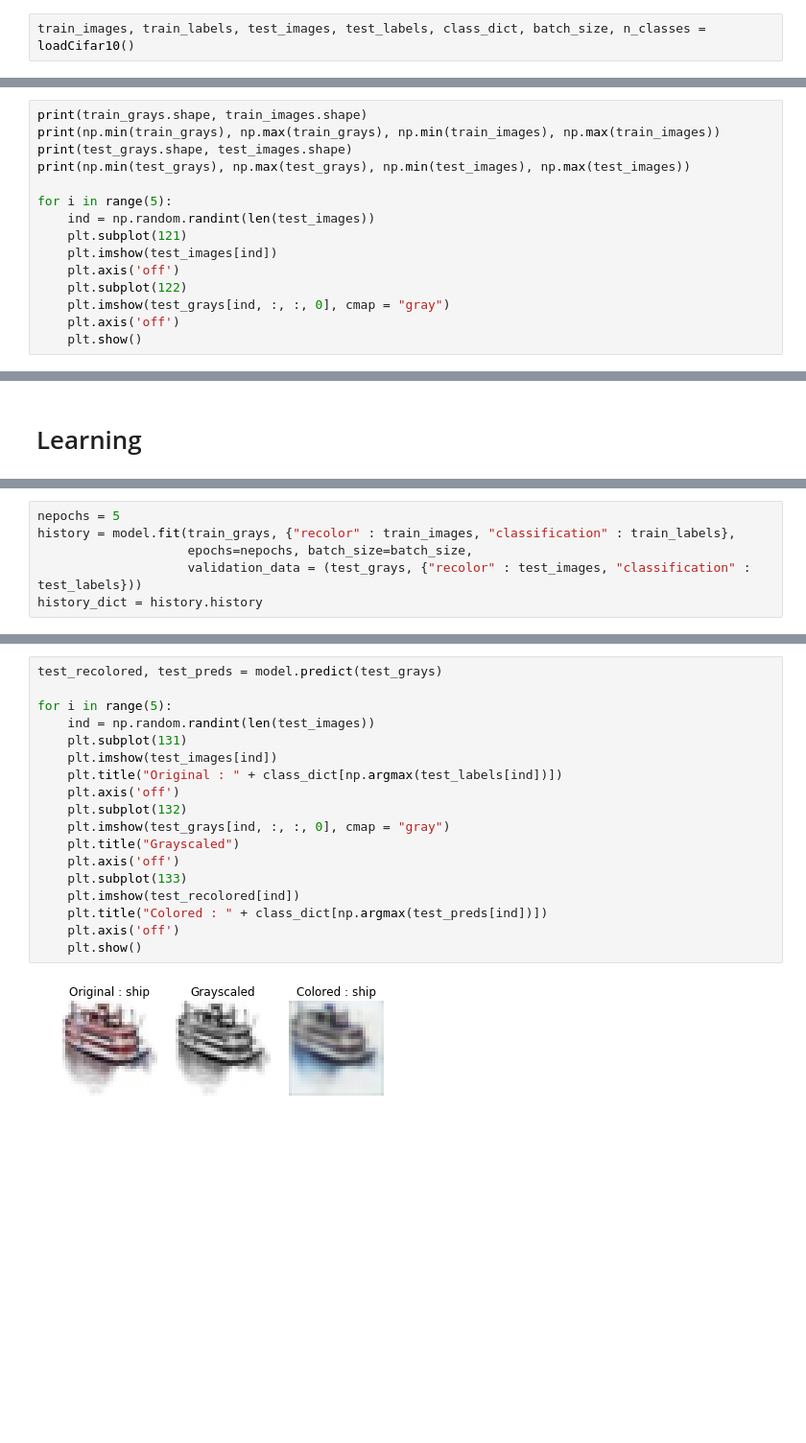
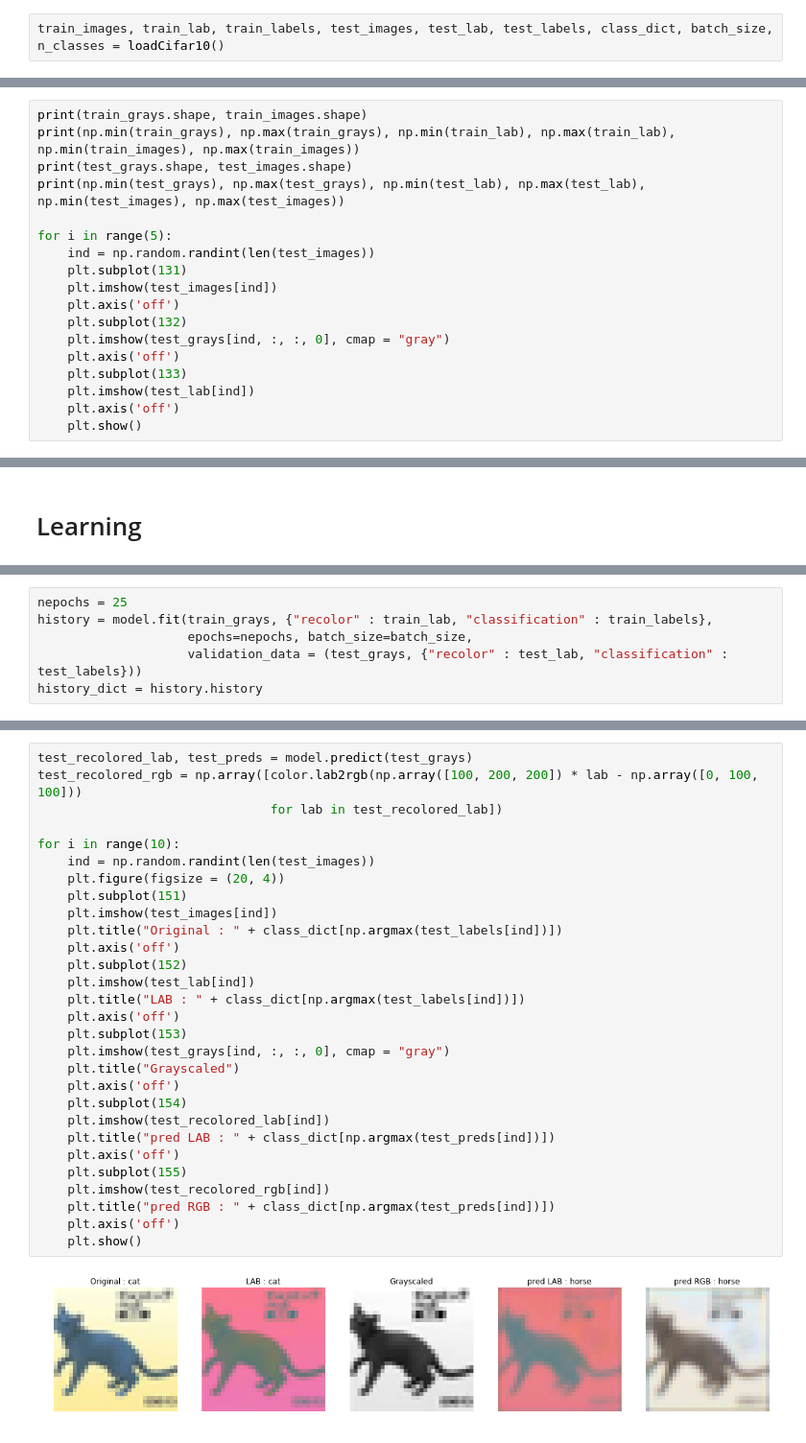
Before and after one commit to mfouda/imageColorization, a Jupyter notebook: network.ipynb, the cells around one changed output, grey strips where cells are left out. Shown: that part at 96% size. Drawn from its saved outputs; the diff is of its cells as text; blank space fills up the shorter version.

```diff
--- a/network.ipynb
+++ b/network.ipynb
@@ -28,7 +37,7 @@ def loadCifar10():
 # %% [markdown]
 # Preprocess
 # %%
-train_images, train_labels, test_images, test_labels, class_dict, batch_size, n_classes = loadCifar10()
+train_images, train_lab, train_labels, test_images, test_lab, test_labels, class_dict, batch_size, n_classes = loadCifar10()
 # %%
 from tensorflow.python.keras.utils import to_categorical
 
@@ -45,18 +56,21 @@ w, h = train_grays.shape[1], train_grays.shape[2]
 train_labels, test_labels = to_categorical(train_labels), to_categorical(test_labels)
 # %%
 print(train_grays.shape, train_images.shape)
-print(np.min(train_grays), np.max(train_grays), np.min(train_images), np.max(train_images))
+print(np.min(train_grays), np.max(train_grays), np.min(train_lab), np.max(train_lab), np.min(train_images), np.max(train_images))
 print(test_grays.shape, test_images.shape)
-print(np.min(test_grays), np.max(test_grays), np.min(test_images), np.max(test_images))
+print(np.min(test_grays), np.max(test_grays), np.min(test_lab), np.max(test_lab), np.min(test_images), np.max(test_images))
 
 for i in range(5):
     ind = np.random.randint(len(test_images))
-    plt.subplot(121)
+    plt.subplot(131)
     plt.imshow(test_images[ind])
     plt.axis('off')
-    plt.subplot(122)
+    plt.subplot(132)
     plt.imshow(test_grays[ind, :, :, 0], cmap = "gray")
     plt.axis('off')
+    plt.subplot(133)
+    plt.imshow(test_lab[ind])
+    plt.axis('off')
     plt.show()
 # %% [output]
 (50000, 32, 32, 1) (50000, 32, 32, 3)
@@ -198,9 +211,9 @@ Non-trainable params: 4,608
 __________________________________________________________________________________________________
 # %%
-nepochs = 5
-history = model.fit(train_grays, {"recolor" : train_images, "classification" : train_labels},
+nepochs = 25
+history = model.fit(train_grays, {"recolor" : train_lab, "classification" : train_labels},
                     epochs=nepochs, batch_size=batch_size,
-                    validation_data = (test_grays, {"recolor" : test_images, "classification" : test_labels}))
+                    validation_data = (test_grays, {"recolor" : test_lab, "classification" : test_labels}))
 history_dict = history.history
 # %% [output]
 Train on 50000 samples, validate on 10000 samples
@@ -236,20 +255,31 @@ plt.show()
 # %%
-test_recolored, test_preds = model.predict(test_grays)
+test_recolored_lab, test_preds = model.predict(test_grays)
+test_recolored_rgb = np.array([color.lab2rgb(np.array([100, 200, 200]) * lab - np.array([0, 100, 100]))
+                               for lab in test_recolored_lab])
 
-for i in range(5):
+for i in range(10):
     ind = np.random.randint(len(test_images))
-    plt.subplot(131)
+    plt.figure(figsize = (20, 4))
+    plt.subplot(151)
     plt.imshow(test_images[ind])
     plt.title("Original : " + class_dict[np.argmax(test_labels[ind])])
     plt.axis('off')
-    plt.subplot(132)
+    plt.subplot(152)
+    plt.imshow(test_lab[ind])
+    plt.title("LAB : " + class_dict[np.argmax(test_labels[ind])])
+    plt.axis('off')
+    plt.subplot(153)
     plt.imshow(test_grays[ind, :, :, 0], cmap = "gray")
     plt.title("Grayscaled")
     plt.axis('off')
-    plt.subplot(133)
-    plt.imshow(test_recolored[ind])
-    plt.title("Colored : " + class_dict[np.argmax(test_preds[ind])])
+    plt.subplot(154)
+    plt.imshow(test_recolored_lab[ind])
+    plt.title("pred LAB : " + class_dict[np.argmax(test_preds[ind])])
+    plt.axis('off')
+    plt.subplot(155)
+    plt.imshow(test_recolored_rgb[ind])
+    plt.title("pred RGB : " + class_dict[np.argmax(test_preds[ind])])
     plt.axis('off')
     plt.show()
 # %% [output]
-[figure, old version]
+[figure, new version]
```
Also changed, not shown: parts of 7 cells of this notebook.
